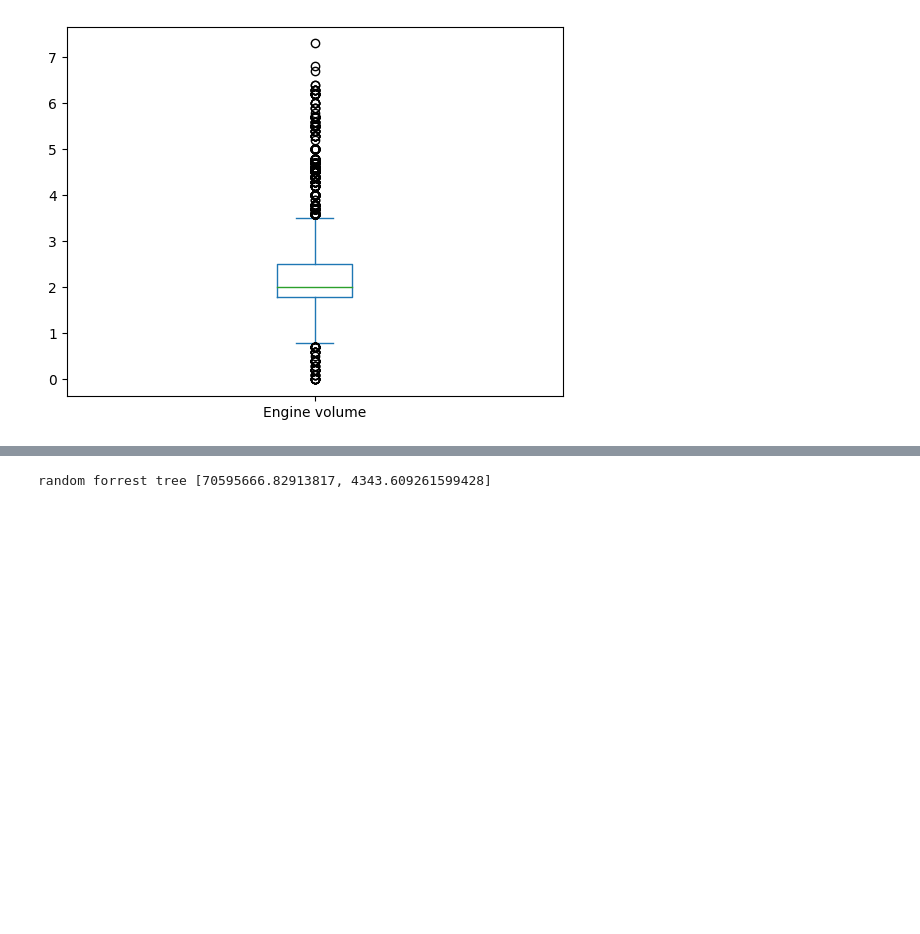
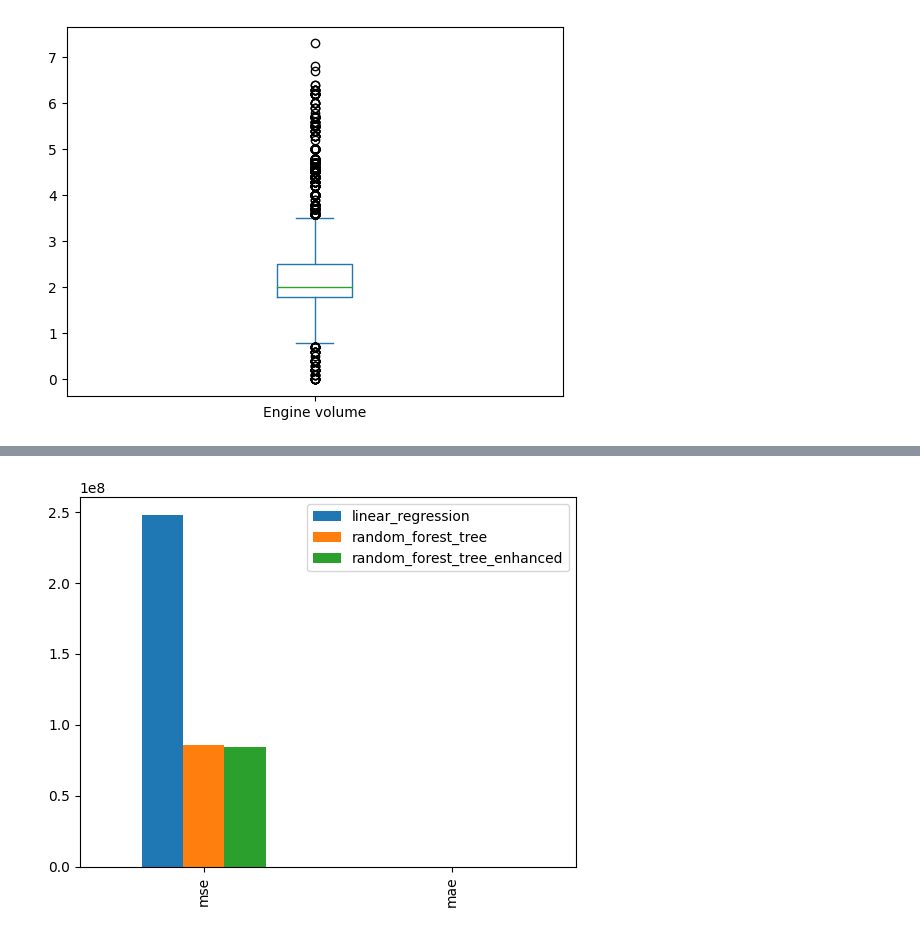
Before and after one commit to KubaC701/numeric-regression-notebook, a Jupyter notebook: numeric_regression_cars.ipynb, the cells around one changed output, grey strips where cells are left out. Saved outputs shown, nothing was run; the diff lists cells and outputs as text; code cells hidden in the pictures; blank space fills up the shorter version.

```diff
--- a/numeric_regression_cars.ipynb
+++ b/numeric_regression_cars.ipynb
@@ -256,9 +287,8 @@ df_compare.plot(kind='bar')
 # %%
-from sklearn.ensemble import RandomForestRegressor
-regressor = RandomForestRegressor(n_estimators=400, random_state=42)
-accuracy = train_model(regressor, X_train, y_train, X_test)
-accuracy_compare['random forrest tree'] = accuracy
-print('random forrest tree', accuracy)
+accuracy, regressor = model.random_forest(n_estimators=400, random_state=0)
+
+compare_models.add_to_compare('random_forest_tree_enhanced', accuracy)
+compare_models.show()
 # %% [output]
-random forrest tree [70595666.82913817, 4343.609261599428]
+[figure, added]
 # %%
```
Also changed, not shown: parts of 26 cells of this notebook, 1 other file.
